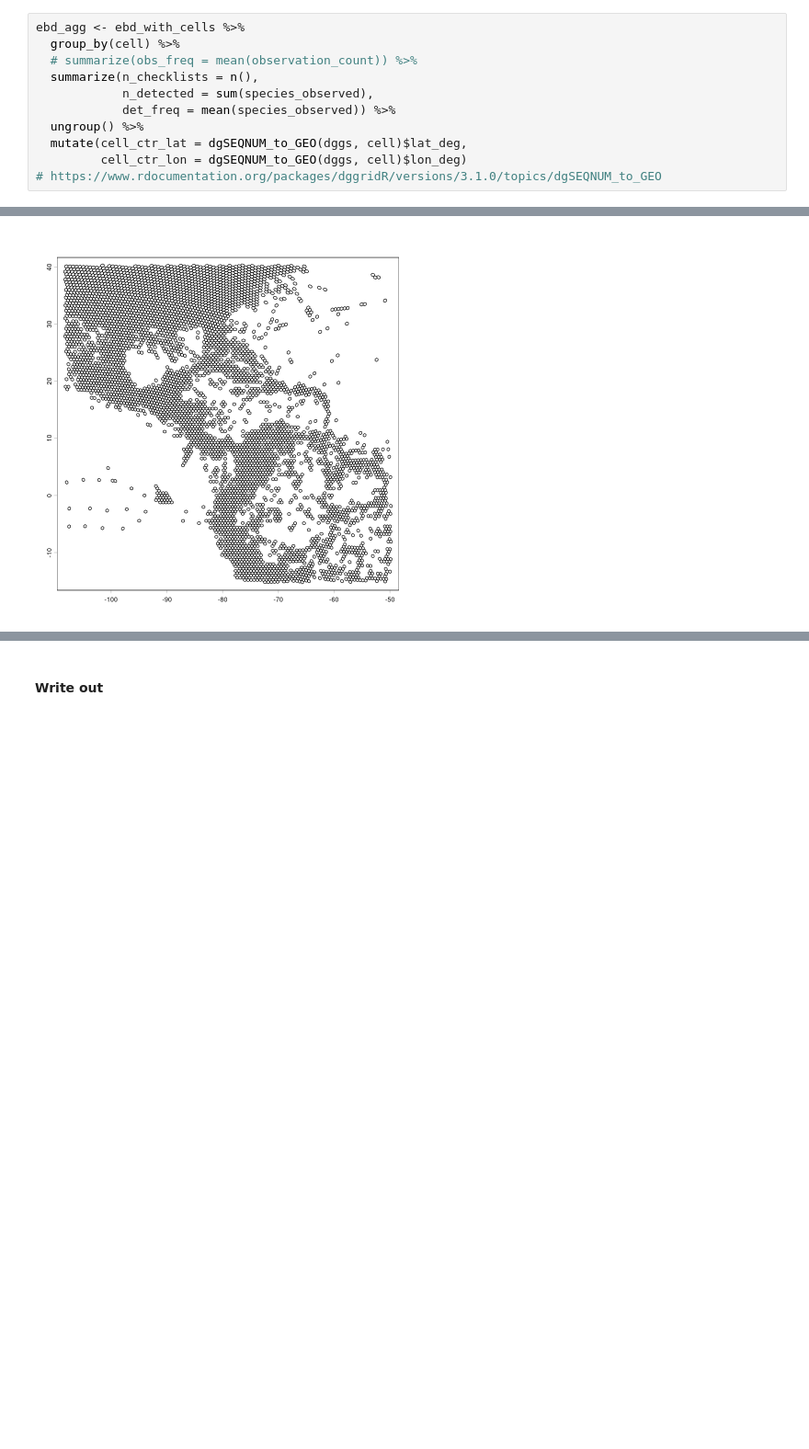
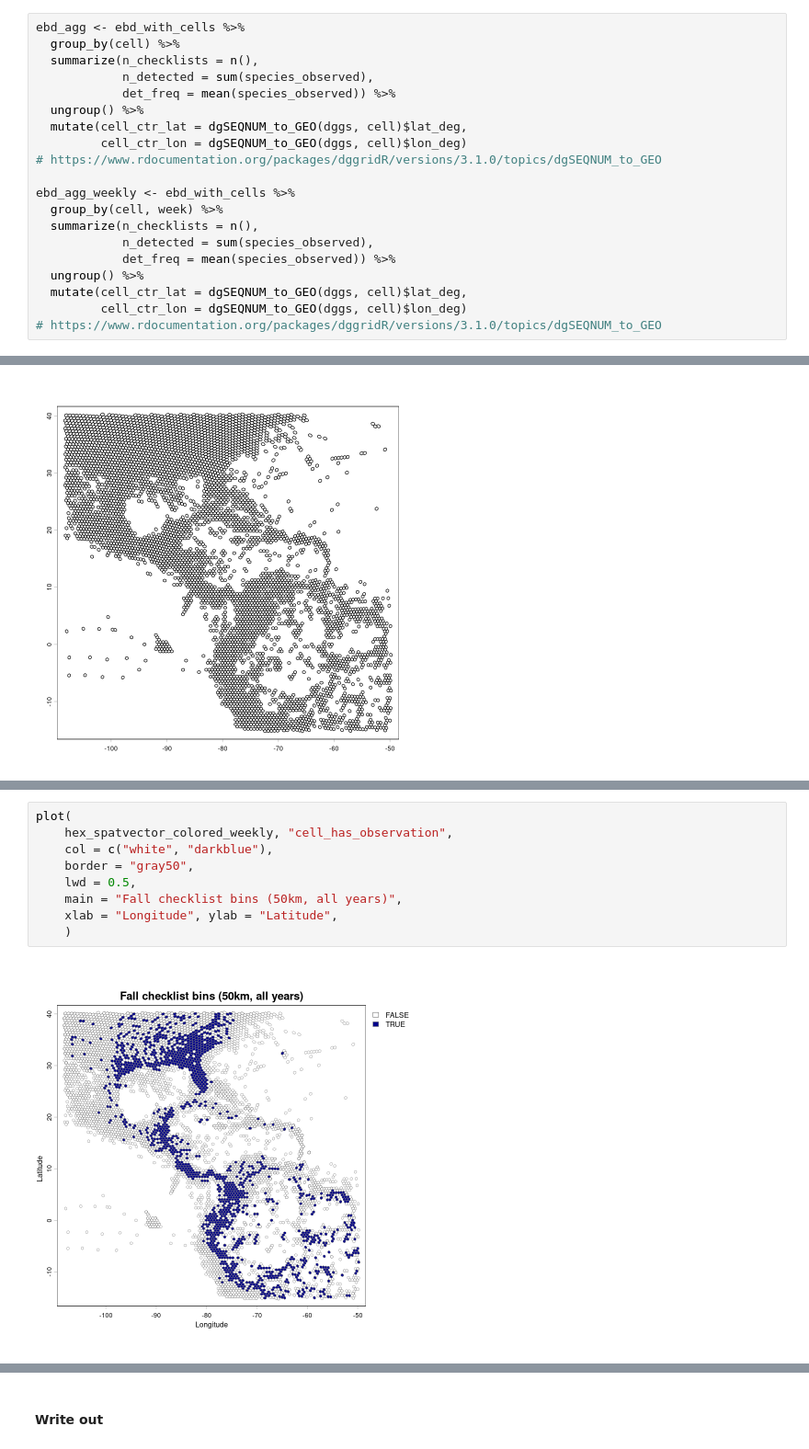
Before and after one commit to jbowen102/CS416_Narrative_Vis_project, a Jupyter notebook: eBird_data_extract.ipynb, the cells around one changed output, grey strips where cells are left out. Shown at 92% size. Drawn from its saved outputs; the diff is of its cells as text; blank space fills up the shorter version.

```diff
--- a/eBird_data_extract.ipynb
+++ b/eBird_data_extract.ipynb
@@ -440,7 +433,6 @@ hex_spatvector
 # %%
 ebd_agg <- ebd_with_cells %>%
   group_by(cell) %>%
-  # summarize(obs_freq = mean(observation_count)) %>%
   summarize(n_checklists = n(),
             n_detected = sum(species_observed),
             det_freq = mean(species_observed)) %>%
@@ -448,3 +440,13 @@ ebd_agg <- ebd_with_cells %>%
   mutate(cell_ctr_lat = dgSEQNUM_to_GEO(dggs, cell)$lat_deg,
          cell_ctr_lon = dgSEQNUM_to_GEO(dggs, cell)$lon_deg)
 # https://www.rdocumentation.org/packages/dggridR/versions/3.1.0/topics/dgSEQNUM_to_GEO
+
+ebd_agg_weekly <- ebd_with_cells %>%
+  group_by(cell, week) %>%
+  summarize(n_checklists = n(),
+            n_detected = sum(species_observed),
+            det_freq = mean(species_observed)) %>%
+  ungroup() %>%
+  mutate(cell_ctr_lat = dgSEQNUM_to_GEO(dggs, cell)$lat_deg,
+         cell_ctr_lon = dgSEQNUM_to_GEO(dggs, cell)$lon_deg)
+# https://www.rdocumentation.org/packages/dggridR/versions/3.1.0/topics/dgSEQNUM_to_GEO
@@ -496,3 +557,14 @@ plot(
+# %%
+plot(
+    hex_spatvector_colored_weekly, "cell_has_observation",
+    col = c("white", "darkblue"),
+    border = "gray50",
+    lwd = 0.5,
+    main = "Fall checklist bins (50km, all years)",
+    xlab = "Longitude", ylab = "Latitude",
+    )
+# %% [output]
+[figure, added]
 # %%
 # Plot with custom edge color and thinner lines
 # 1x2 layout; enlarge output area (~30%) for side-by-side panels in Jupyter
```
Also changed, not shown: parts of 17 cells of this notebook.
